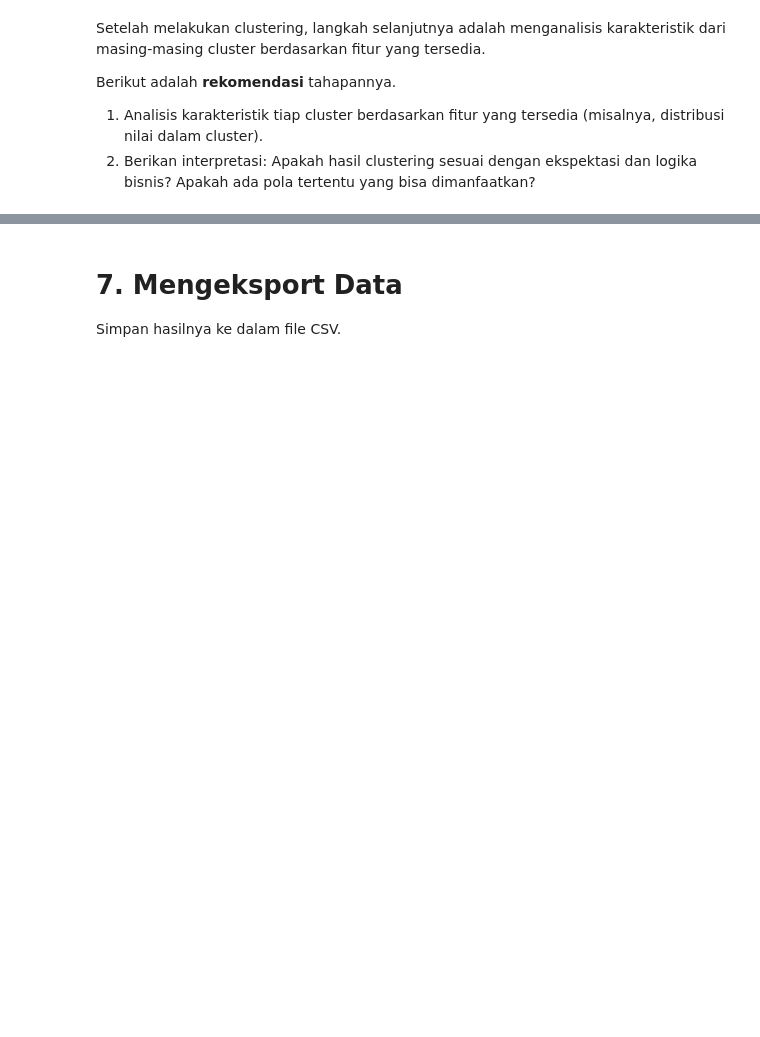
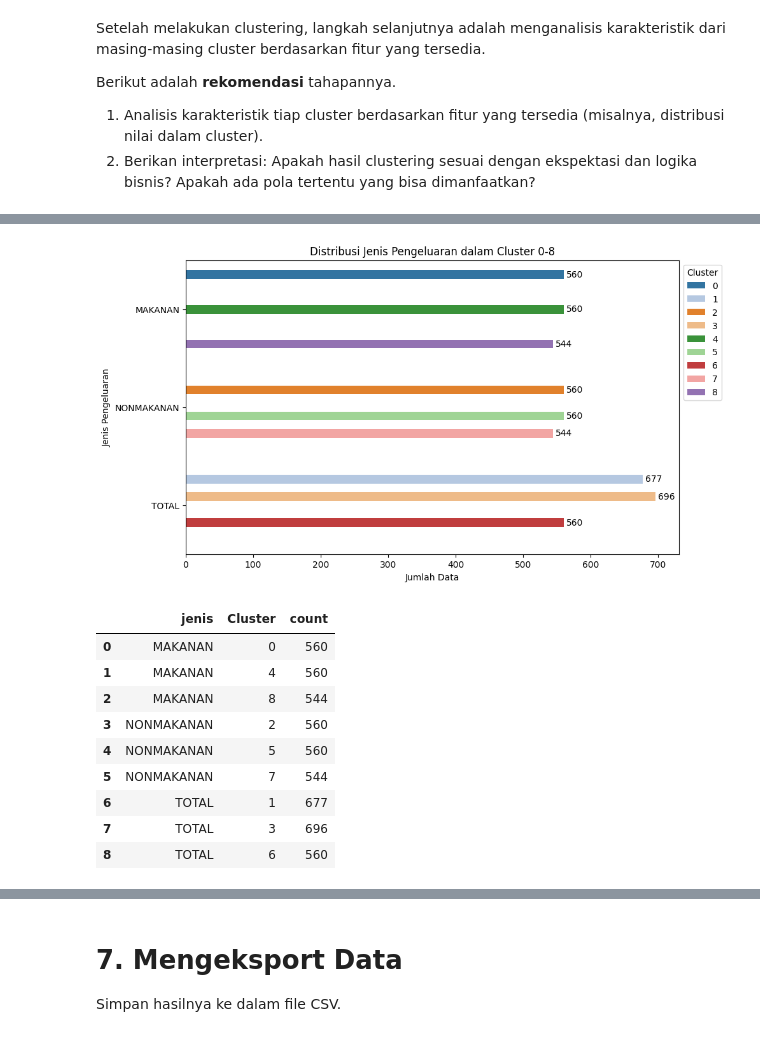
Before and after one commit to mfznakbr/Aplikasi-Login, a Jupyter notebook: [Clustering]_Submission_Akhir_BMLP_Muhammad_Fauzani_Akbar.ipynb, the cells around one changed output, grey strips where cells are left out. Saved outputs shown, nothing was run; the diff lists cells and outputs as text; code cells hidden in the pictures; blank space fills up the shorter version.

```diff
--- a/[Clustering]_Submission_Akhir_BMLP_Muhammad_Fauzani_Akbar.ipynb
+++ b/[Clustering]_Submission_Akhir_BMLP_Muhammad_Fauzani_Akbar.ipynb
@@ -752,0 +794,45 @@ Berikut adalah analisis karakteristik untuk setiap cluster yang dihasilkan dari
+# %%
+import matplotlib.pyplot as plt
+import seaborn as sns
+
+plt.figure(figsize=(10, 6))
+
+# Filter hanya Cluster 0-8
+df_cluster_8 = df_final[df_final["Cluster"].isin(range(9))]
+
+# Buat countplot
+ax = sns.countplot(data=df_cluster_8, y="jenis", hue="Cluster", palette="tab20")
+
+# Tambahkan label angka di ujung batang
+for container in ax.containers:
+    ax.bar_label(container, fmt='%d', label_type='edge', padding=3)
+
+# Tambahkan label dan judul
+plt.xlabel("Jumlah Data")
+plt.ylabel("Jenis Pengeluaran")
+plt.title("Distribusi Jenis Pengeluaran dalam Cluster 0-8")
+
+# Tampilkan legenda di luar agar lebih rapi
+plt.legend(title="Cluster", bbox_to_anchor=(1, 1), loc="upper left")
+
+plt.show()
+
+# Get value counts for each jenis-cluster combination
+verification_df = df_final.groupby(['jenis', 'Cluster']).size().reset_index(name='count')
+
+# Sort for better readability
+verification_df = verification_df.sort_values(['jenis', 'Cluster'])
+
+verification_df
+# %% [output]
+[figure, added]
+|  | jenis | Cluster | count |
+| 0 | MAKANAN | 0 | 560 |
+| 1 | MAKANAN | 4 | 560 |
+| 2 | MAKANAN | 8 | 544 |
+| 3 | NONMAKANAN | 2 | 560 |
+| 4 | NONMAKANAN | 5 | 560 |
+| 5 | NONMAKANAN | 7 | 544 |
+| 6 | TOTAL | 1 | 677 |
+| 7 | TOTAL | 3 | 696 |
+| 8 | TOTAL | 6 | 560 |
```
Also changed, not shown: parts of 15 cells of this notebook.
